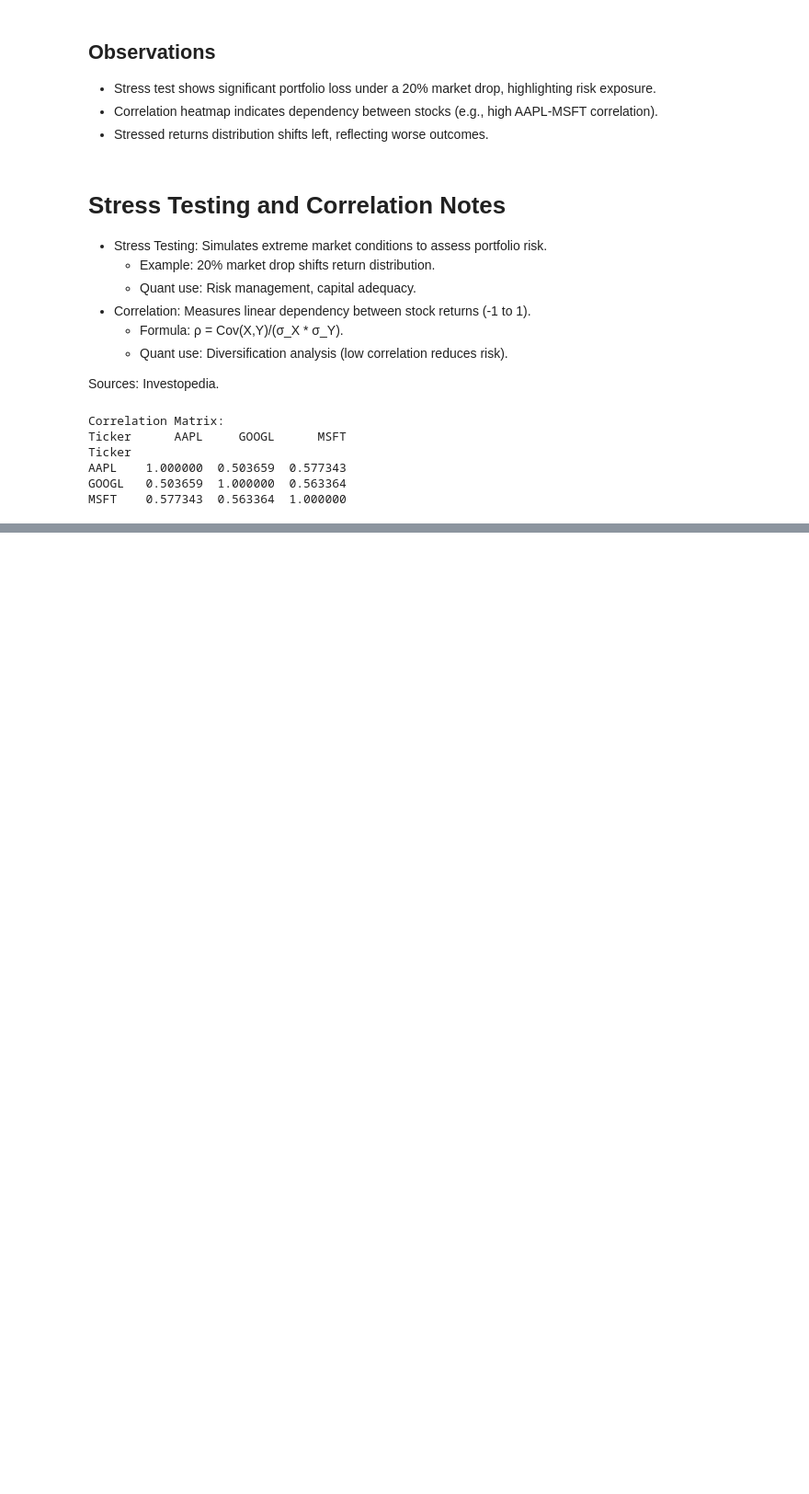
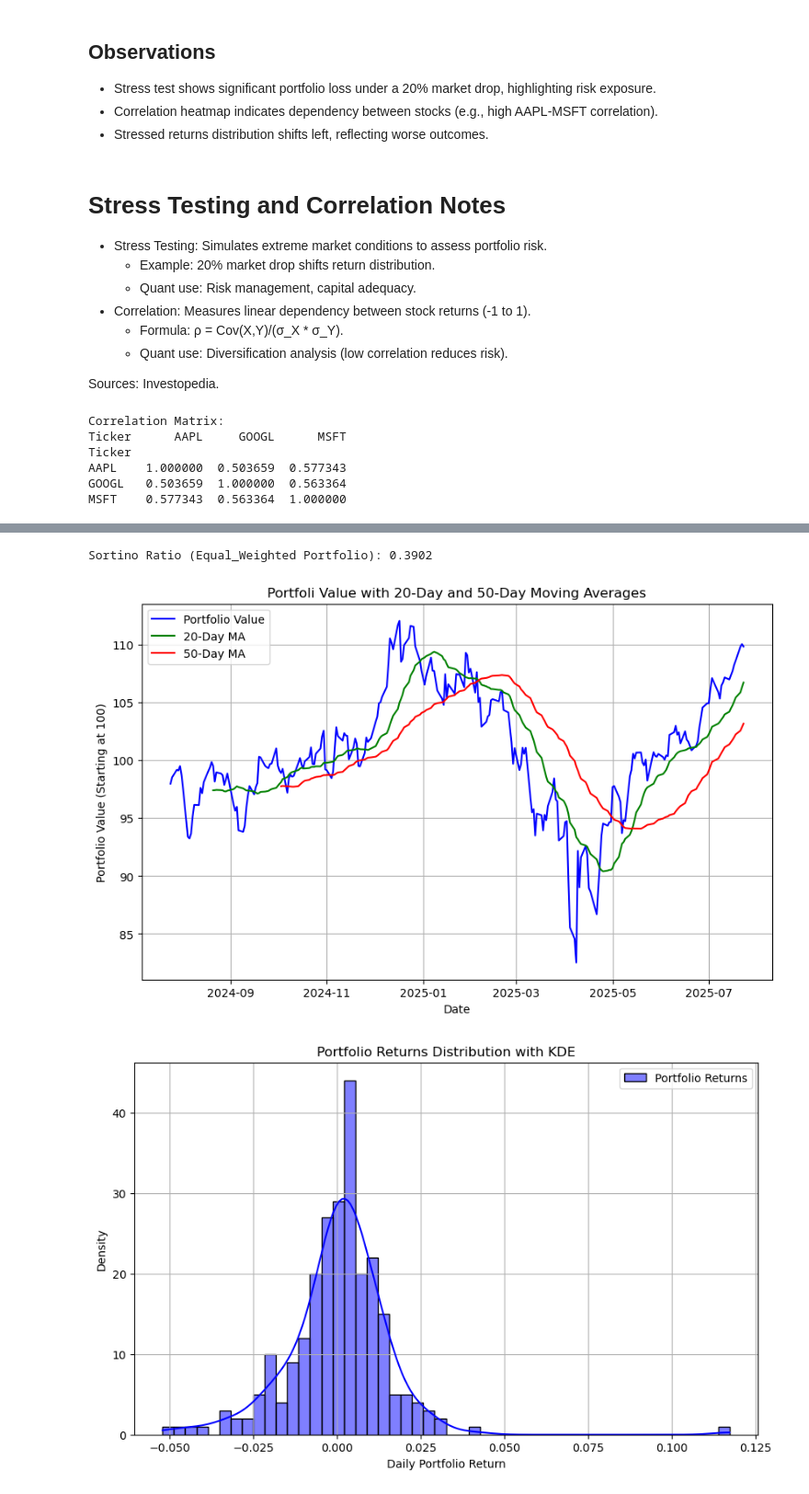
Before and after one commit to mhezie/Quant-Portfolio, a Jupyter notebook: Quant-Portfolio.ipynb, the cells around one changed output, grey strips where cells are left out. Shown at 92% size. Drawn from its saved outputs; the diff is of its cells as text; code cells hidden in the pictures; blank space fills up the shorter version.

Commit message:
Day 8: Sortino ratio, time series analysis, LeetCode Container With Most Water

```diff
--- a/Quant-Portfolio.ipynb
+++ b/Quant-Portfolio.ipynb
@@ -765,0 +781,67 @@ IndexError: list index out of range
+# %%
+import yfinance as yf
+import pandas as pd
+import numpy as np
+import seaborn as sns
+import matplotlib.pyplot as plt
+
+# Download data for AAPL, MSFT, GOOGL (1 year, daily)
+tickers = ['AAPL', 'MSFT', 'GOOGL']
+data =  yf.download(tickers, start='2024-07-24', end='2025-07-24', progress=False, auto_adjust=False)['Close']
+returns = data.pct_change().dropna()
+
+# Portfolio stats functions
+def portfolio_returns(weights, returns, annualise=True):
+    weights = np.array(weights)
+    ret = np.sum(returns.mean() * weights)
+    return ret * 252 if annualise else ret
+def portfolio_downside_volatility(weights, returns, cov_matrix, annualise=True):
+    weights = np.array(weights)
+    portfolio_rets = (returns * weights).sum(axis=1)
+    downside_rets = portfolio_rets[portfolio_rets < 0]
+    vol = np.sqrt(np.mean(downside_rets**2)) if len(downside_rets) > 0 else 0
+    return vol * np.sqrt(252) if annualise else vol
+def sortino_ratio(weights, returns, cov_matrix, risk_free_rate=0.03):
+    ret = portfolio_returns(weights, returns, annualise=True)
+    downside_vol = portfolio_downside_volatility(weights,returns, cov_matrix, annualise=True)
+    return (ret - risk_free_rate) / downside_vol if downside_vol != 0 else np.inf
+
+# Portfolio weights (equal-weighted)
+weights = np.array([1/3, 1/3, 1/3])
+cov_matrix = returns.cov()
+
+# Calculate Sortino ratio
+sortino = sortino_ratio(weights, returns, cov_matrix)
+print(f"Sortino Ratio (Equal_Weighted Portfolio): {sortino:.4f}")
+
+# Time series analysis: 20-day and 50-day moving averages
+portfolio_rets = (returns * weights).sum(axis=1)
+portfolio_value = (1 + portfolio_rets).cumprod() * 100 # Start at 100
+ma20 = portfolio_value.rolling(window=20).mean()
+ma50 = portfolio_value.rolling(window=50).mean()
+
+# Plot portfolio value with moving averages
+plt.figure(figsize=(10, 6))
+plt.plot(portfolio_value.index, portfolio_value, label="Portfolio Value", color='b')
+plt.plot(ma20.index, ma20, label="20-Day MA", color='g')
+plt.plot(ma50.index, ma50, label="50-Day MA", color='r')
+plt.xlabel("Date")
+plt.ylabel("Portfolio Value (Starting at 100)")
+plt.title("Portfoli Value with 20-Day and 50-Day Moving Averages")
+plt.legend()
+plt.grid(True)
+plt.show()
+
+# Plt portfolio returns distribution
+plt.figure(figsize=(10, 6))
+sns.histplot(portfolio_rets, bins=50, kde=True, color='b', label="Portfolio Returns")
+plt.xlabel("Daily Portfolio Return")
+plt.ylabel("Density")
+plt.title("Portfolio Returns Distribution with KDE")
+plt.legend()
+plt.grid(True)
+plt.show()
+# %% [output]
+Sortino Ratio (Equal_Weighted Portfolio): 0.3902
+[figure, added]
+[figure, added]
```
Also changed, not shown: parts of 8 cells of this notebook.
